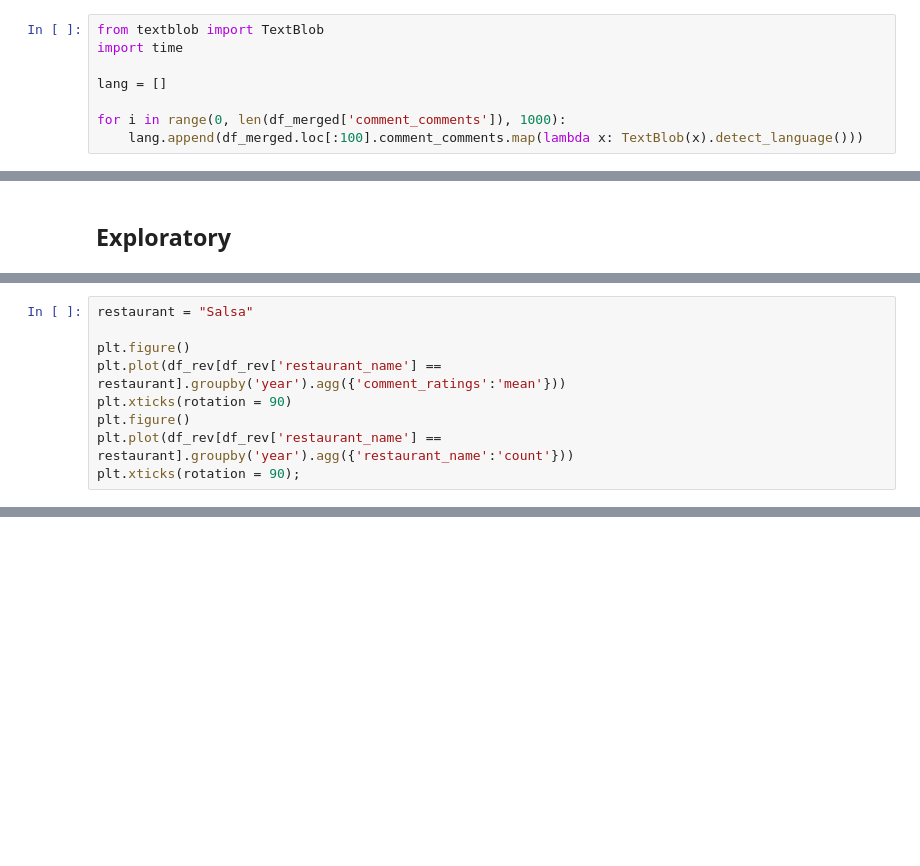
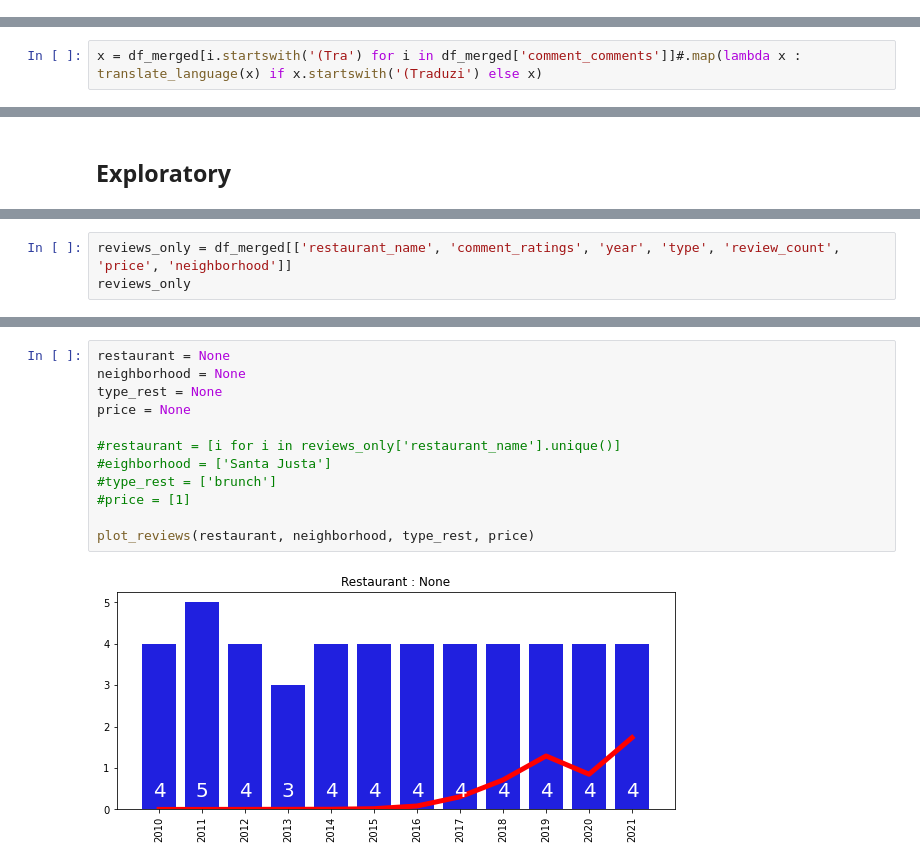
Before and after one commit to MalouO/small_business, a Jupyter notebook: notebooks/2_Exploratory/Reviews.ipynb, the cells around one changed output, grey strips where cells are left out. Drawn from its saved outputs; the diff is of its cells as text; blank space fills up the shorter version.

```diff
--- a/notebooks/2_Exploratory/Reviews.ipynb
+++ b/notebooks/2_Exploratory/Reviews.ipynb
@@ -235,11 +218,3 @@ def remove_original_translation(series):
 # %%
 df_merged.comment_comments = df_merged.comment_comments.apply(remove_google_trans_comment)
 df_merged.comment_comments = df_merged.comment_comments.apply(remove_original_translation)
-# %%
-from textblob import TextBlob
-import time
-
-lang = []
-
-for i in range(0, len(df_merged['comment_comments']), 1000):
-    lang.append(df_merged.loc[:100].comment_comments.map(lambda x: TextBlob(x).detect_language()))
@@ -263,0 +300,2 @@ df_merged
+# %%
+x = df_merged[i.startswith('(Tra') for i in df_merged['comment_comments']]#.map(lambda x : translate_language(x) if x.startswith('(Traduzi') else x)
@@ -280,9 +412,0 @@ df_rev['year'] = df_rev['when_written_days_ago'].map(lambda x : x.year)
-# %%
-restaurant = "Salsa"
-
-plt.figure()
-plt.plot(df_rev[df_rev['restaurant_name'] == restaurant].groupby('year').agg({'comment_ratings':'mean'}))
-plt.xticks(rotation = 90)
-plt.figure()
-plt.plot(df_rev[df_rev['restaurant_name'] == restaurant].groupby('year').agg({'restaurant_name':'count'}))
-plt.xticks(rotation = 90);
@@ -291,0 +413,3 @@ plt.xticks(rotation = 90);
+# %%
+reviews_only = df_merged[['restaurant_name', 'comment_ratings', 'year', 'type', 'review_count', 'price', 'neighborhood']]
+reviews_only
@@ -291,0 +579,14 @@ plt.xticks(rotation = 90);
+# %%
+restaurant = None
+neighborhood = None
+type_rest = None
+price = None
+
+#restaurant = [i for i in reviews_only['restaurant_name'].unique()]
+#eighborhood = ['Santa Justa']
+#type_rest = ['brunch']
+#price = [1]
+
+plot_reviews(restaurant, neighborhood, type_rest, price)
+# %% [output]
+[figure, added]
```
Also changed, not shown: parts of 31 cells of this notebook, 2 other files.
